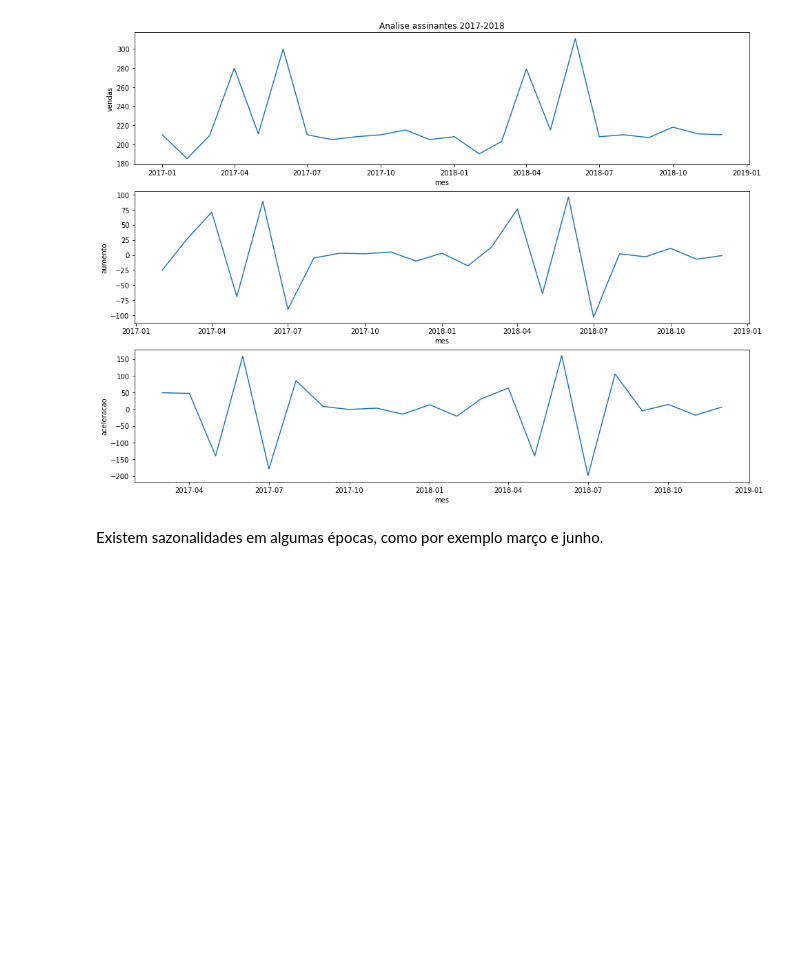
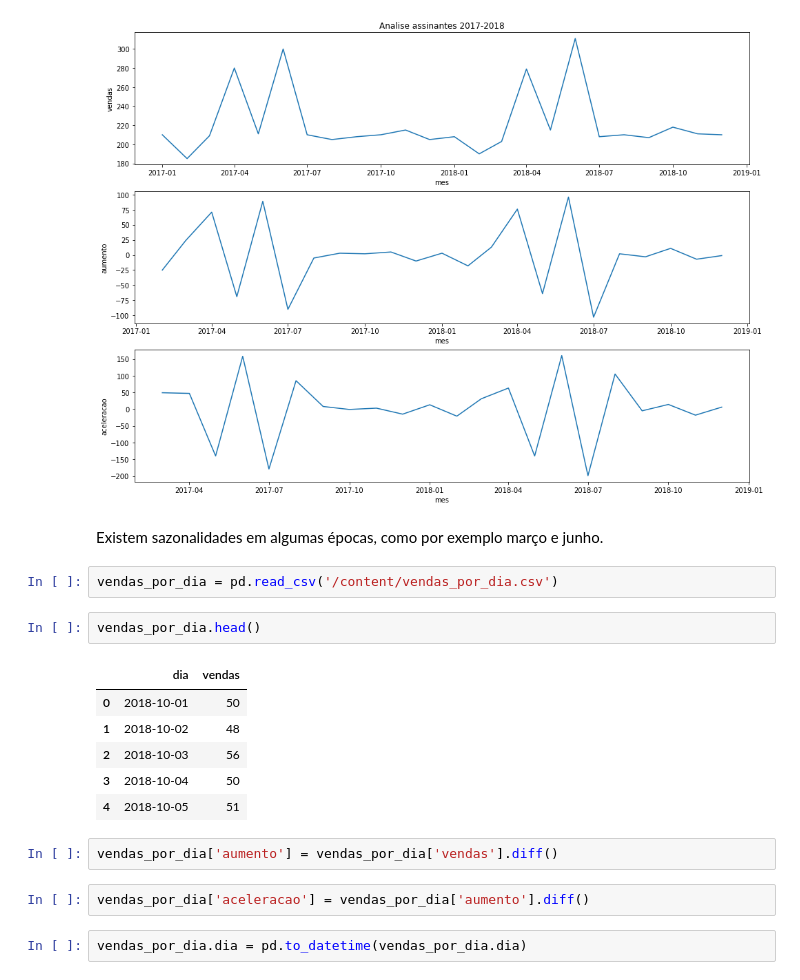
Before and after one commit to alanfmorato/Analise-de-vendas, a Jupyter notebook: Series_Temporais_Chocolates.ipynb, the cells around one changed output. Drawn from its saved outputs; the diff is of its cells as text; blank space fills up the shorter version.

```diff
--- a/Series_Temporais_Chocolates.ipynb
+++ b/Series_Temporais_Chocolates.ipynb
@@ -46,3 +46,20 @@ ax = ax
 [figure]
 # %% [markdown]
 Existem sazonalidades em algumas épocas, como por exemplo março e junho.
+# %%
+vendas_por_dia = pd.read_csv('/content/vendas_por_dia.csv')
+# %%
+vendas_por_dia.head()
+# %% [output]
+|  | dia | vendas |
+| 0 | 2018-10-01 | 50 |
+| 1 | 2018-10-02 | 48 |
+| 2 | 2018-10-03 | 56 |
+| 3 | 2018-10-04 | 50 |
+| 4 | 2018-10-05 | 51 |
+# %%
+vendas_por_dia['aumento'] = vendas_por_dia['vendas'].diff()
+# %%
+vendas_por_dia['aceleracao'] = vendas_por_dia['aumento'].diff()
+# %%
+vendas_por_dia.dia = pd.to_datetime(vendas_por_dia.dia)
```
Also changed, not shown: parts of 4 cells of this notebook.
